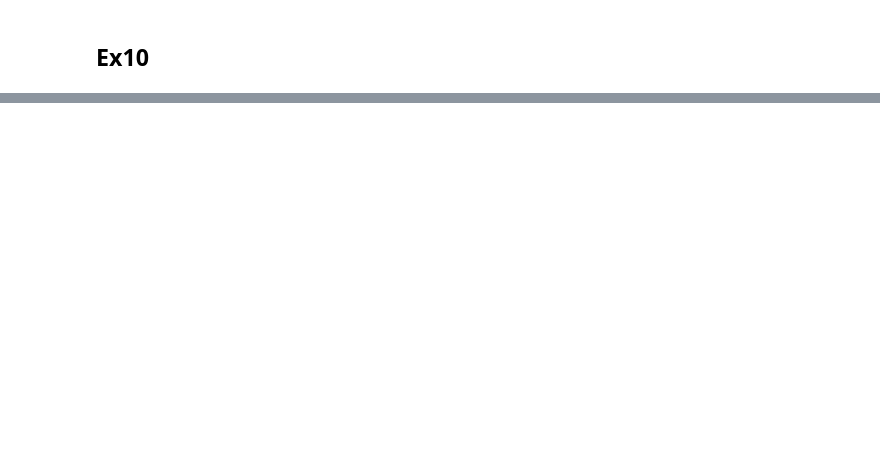
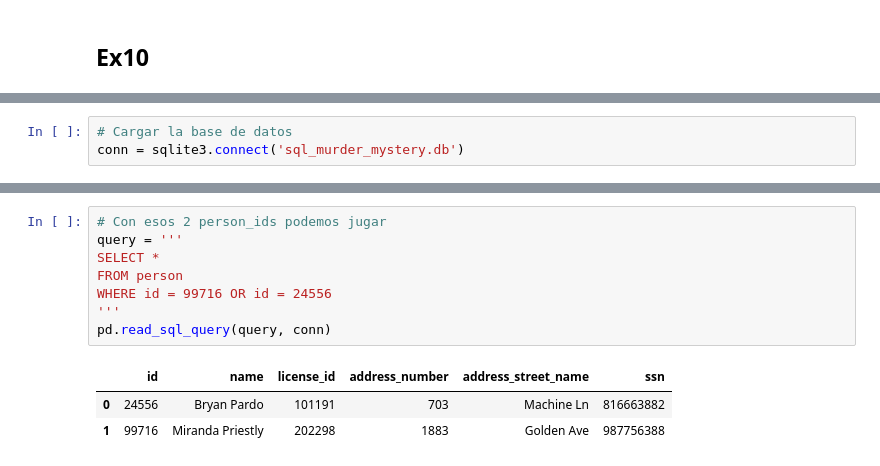
Before and after one commit to alfonsogarcia-git/data_science_nov2020_alfon, a Jupyter notebook: SQL/sql_notebook.ipynb, the cells around one changed output, grey strips where cells are left out. Saved outputs shown, nothing was run; the diff lists cells and outputs as text; blank space fills up the shorter version.

Commit message:
Added SQL Murder Game 3 feb 2021

```diff
--- a/SQL/sql_notebook.ipynb
+++ b/SQL/sql_notebook.ipynb
@@ -352,0 +359,3 @@ pd.read_sql_query(query, conn)
+# %%
+# Cargar la base de datos
+conn = sqlite3.connect('sql_murder_mystery.db')
@@ -352,0 +489,12 @@ pd.read_sql_query(query, conn)
+# %%
+# Con esos 2 person_ids podemos jugar
+query = '''
+SELECT *
+FROM person
+WHERE id = 99716 OR id = 24556
+'''
+pd.read_sql_query(query, conn)
+# %% [output]
+|  | id | name | license_id | address_number | address_street_name | ssn |
+| 0 | 24556 | Bryan Pardo | 101191 | 703 | Machine Ln | 816663882 |
+| 1 | 99716 | Miranda Priestly | 202298 | 1883 | Golden Ave | 987756388 |
```
Also changed, not shown: parts of 20 cells of this notebook, 4 other files.
